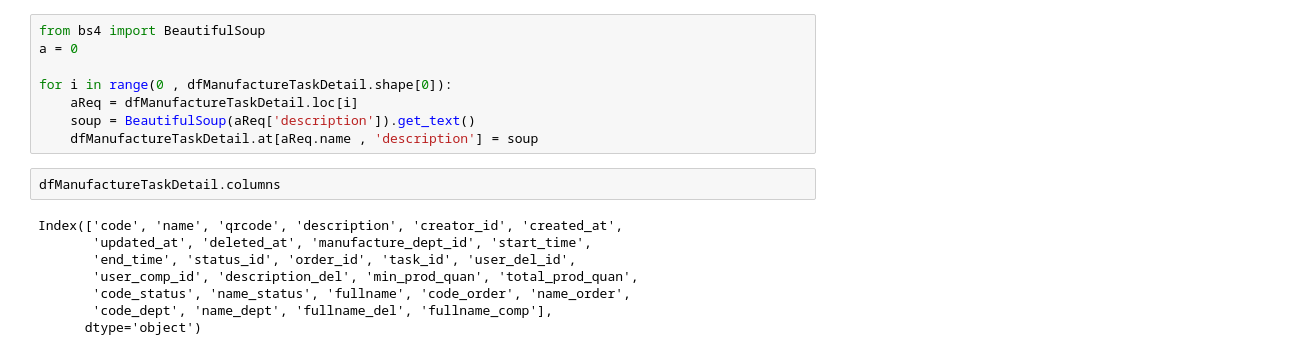
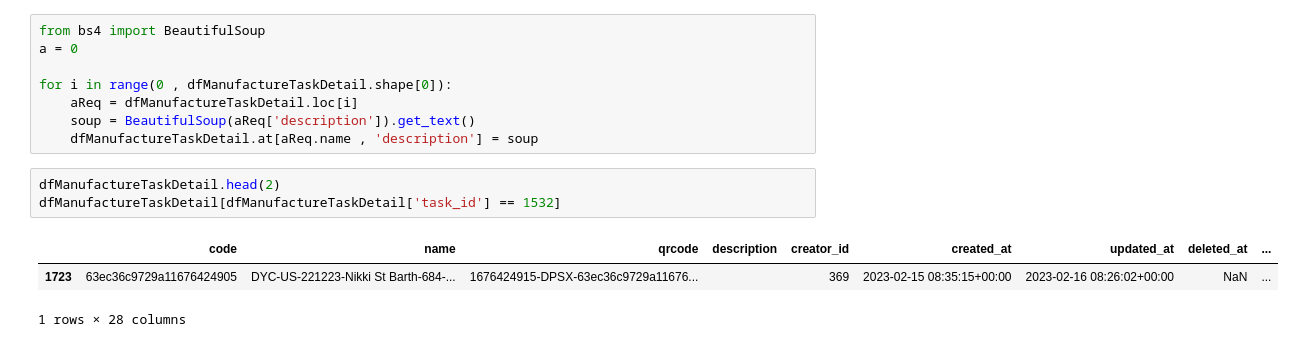
Before and after one commit to Thang1703hrsh/TMSDjango, a Jupyter notebook: temporary/get_manufacture_task.ipynb, the cells around one changed output. Saved outputs shown, nothing was run; the diff lists cells and outputs as text.

```diff
--- a/temporary/get_manufacture_task.ipynb
+++ b/temporary/get_manufacture_task.ipynb
@@ -51,14 +76,11 @@ for i in range(0 , dfManufactureTaskDetail.shape[0]):
     aReq = dfManufactureTaskDetail.loc[i]
     soup = BeautifulSoup(aReq['description']).get_text()
     dfManufactureTaskDetail.at[aReq.name , 'description'] = soup
-# %%
-dfManufactureTaskDetail.columns
-# %% [output]
-Index(['code', 'name', 'qrcode', 'description', 'creator_id', 'created_at',
-       'updated_at', 'deleted_at', 'manufacture_dept_id', 'start_time',
-       'end_time', 'status_id', 'order_id', 'task_id', 'user_del_id',
-       'user_comp_id', 'description_del', 'min_prod_quan', 'total_prod_quan',
-       'code_status', 'name_status', 'fullname', 'code_order', 'name_order',
-       'code_dept', 'name_dept', 'fullname_del', 'fullname_comp'],
-      dtype='object')
+# %%
+dfManufactureTaskDetail.head(2)
+dfManufactureTaskDetail[dfManufactureTaskDetail['task_id'] == 1532]
+# %% [output]
+|  | code | name | qrcode | description | creator_id | created_at | updated_at | deleted_at | ... |
+| 1723 | 63ec36c9729a11676424905 | DYC-US-221223-Nikki St Barth-684-... | 1676424915-DPSX-63ec36c9729a11676... |  | 369 | 2023-02-15 08:35:15+00:00 | 2023-02-16 08:26:02+00:00 | NaN | ... |
+1 rows × 28 columns
 # %%
```
Also changed, not shown: parts of 10 cells of this notebook, 24 other files.
